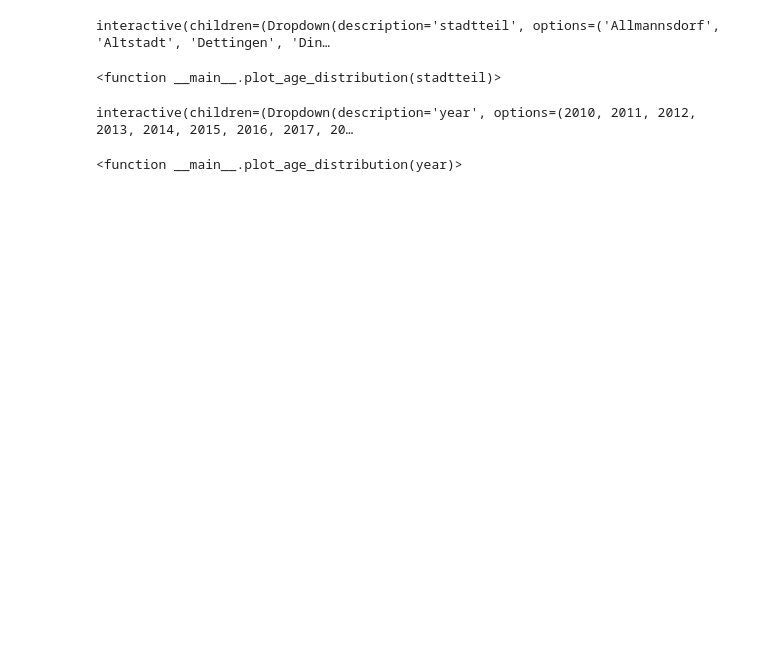
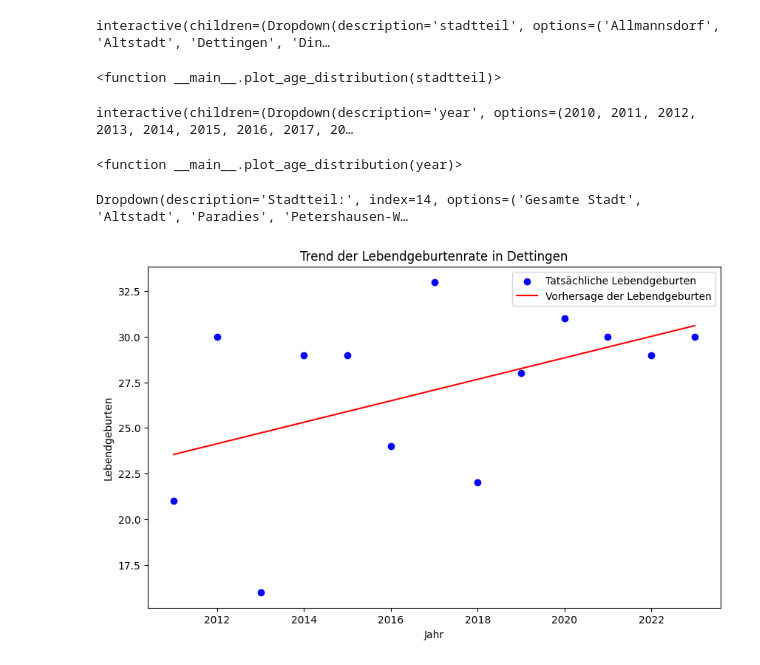
Before and after one commit to msi-se/stochastik-team7, a Jupyter notebook: 5-key-facts/key-facts.ipynb, the cells around one changed output. Drawn from its saved outputs; the diff is of its cells as text; code cells hidden in the pictures; blank space fills up the shorter version.

```diff
--- a/5-key-facts/key-facts.ipynb
+++ b/5-key-facts/key-facts.ipynb
@@ -158,3 +158,59 @@ interact(plot_age_distribution, year=years)
 # %% [output]
 interactive(children=(Dropdown(description='year', options=(2010, 2011, 2012, 2013, 2014, 2015, 2016, 2017, 20…
 <function __main__.plot_age_distribution(year)>
+# %%
+import pandas as pd
+import matplotlib.pyplot as plt
+from sklearn.linear_model import LinearRegression
+import numpy as np
+import ipywidgets as widgets
+from IPython.display import clear_output
+
+# Daten laden
+data = pd.read_csv('Geburten_und_Sterbefälle_Stadtteile_2011-2023.csv', delimiter=';')
+
+# Datenbereinigung
+data.columns = data.columns.str.strip()
+
+# Dropdown-Menu zur Auswahl des Stadtteils erstellen
+stadtteile = data['Stadtteil_Name'].unique()
+options = ['Gesamte Stadt'] + list(stadtteile)
+dropdown = widgets.Dropdown(options=options, description='Stadtteil:', value='Gesamte Stadt')
+
+def update_plot(change):
+    clear_output(wait=True)
+    display(dropdown)
+
+    if change.new == 'Gesamte Stadt':
+        # Summieren der Daten für die gesamte Stadt
+        stadtteil_data = data.groupby('Jahr').agg({'Lebendgeburten': 'sum', 'Sterbefaelle': 'sum'}).reset_index()
+    else:
+        stadtteil_data = data[data['Stadtteil_Name'] == change.new].copy()
+
+    stadtteil_data['Jahr_numerisch'] = pd.to_numeric(stadtteil_data['Jahr'])
+    X = stadtteil_data['Jahr_numerisch'].values.reshape(-1, 1)
+    y = stadtteil_data['Lebendgeburten'].values
+
+    model = LinearRegression()
+    model.fit(X, y)
+    stadtteil_data['Vorhersage_Lebendgeburten'] = model.predict(X)
+
+    # Ergebnisse plotten
+    plt.figure(figsize=(10, 6))
+    plt.scatter(stadtteil_data['Jahr'], stadtteil_data['Lebendgeburten'], color='blue', label='Tatsächliche Lebendgeburten')
+    plt.plot(stadtteil_data['Jahr'], stadtteil_data['Vorhersage_Lebendgeburten'], color='red', label='Vorhersage der Lebendgeburten')
+    plt.xlabel('Jahr')
+    plt.ylabel('Lebendgeburten')
+    plt.title(f'Trend der Lebendgeburtenrate in {change.new}')
+    plt.legend()
+    plt.show()
+
+
+# Beobachter zum Dropdown hinzufügen
+dropdown.observe(update_plot, names='value')
+
+# Dropdown anzeigen
+display(dropdown)
+# %% [output]
+Dropdown(description='Stadtteil:', index=14, options=('Gesamte Stadt', 'Altstadt', 'Paradies', 'Petershausen-W…
+[figure, added]
```
Also changed, not shown: parts of 4 cells of this notebook, 4 other files.
